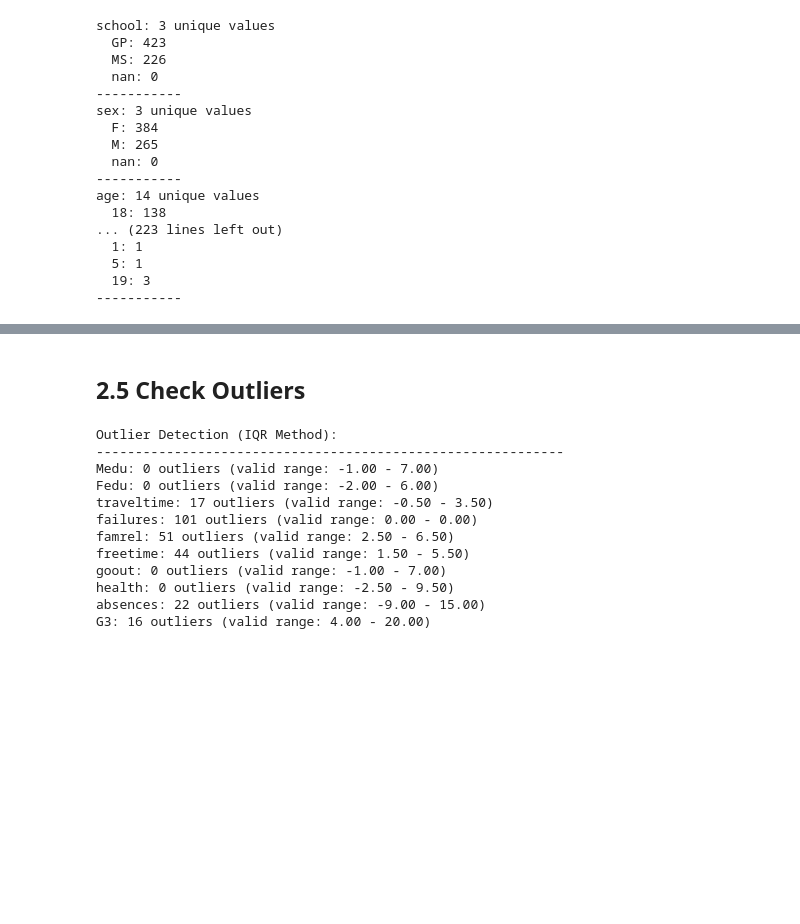
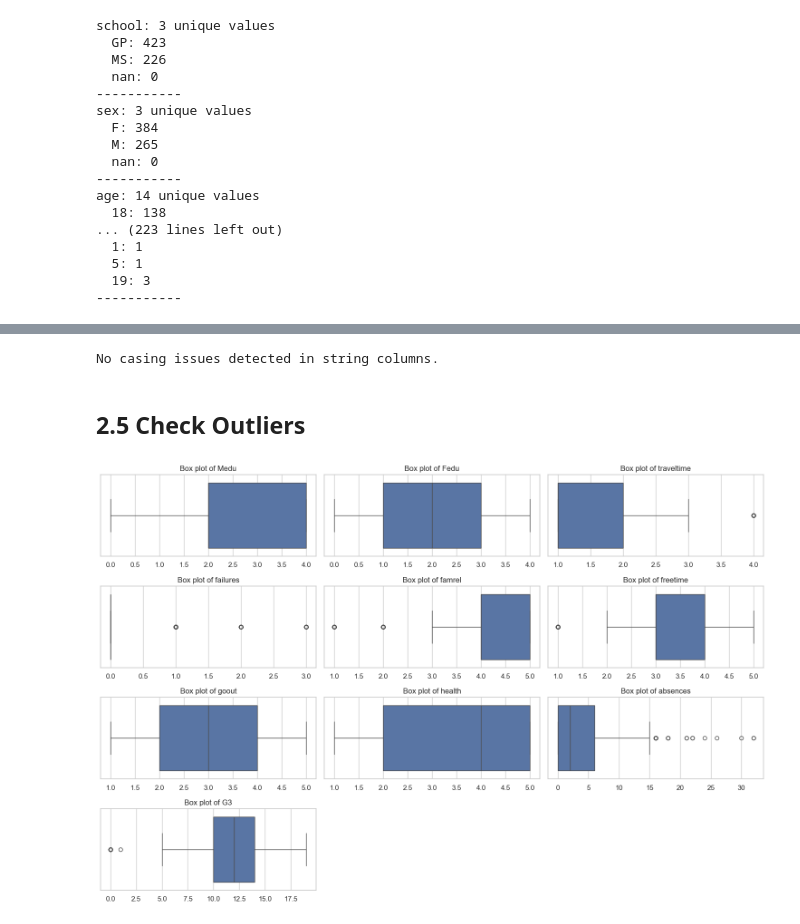
Before and after one commit to Cullen179/PDS---Test-Prep, a Jupyter notebook: test-template.ipynb, the cells around one changed output, grey strips where cells are left out. Saved outputs shown, nothing was run; the diff lists cells and outputs as text; code cells hidden in the pictures; blank space fills up the shorter version.

```diff
--- a/test-template.ipynb
+++ b/test-template.ipynb
@@ -59,6 +59,8 @@ from sklearn.metrics import (
 pd.set_option("display.max_columns", None)
 pd.set_option("display.width", None)
 np.random.seed(42)
+sns.set_theme(style="whitegrid")
+
 
 # Define the data file path
 DATA_PATH = "student-data-25s3.csv"
@@ -181,35 +239,39 @@ age: 14 unique values
+# %%
+# Check for inconsistent casing in string columns
+isInconsistentCasing = False
+for col in string_cols:
+
+    unique_vals = df[col].dropna().unique()
+    lower_unique = df[col].str.lower().dropna().unique()
+
+    if len(unique_vals) != len(lower_unique):
+        print(f"{col}: Possible casing inconsistencies")
+        print(f"  Original unique: {list(unique_vals)}")
+        print(f"  Lowercased unique: {list(lower_unique)}")
+        print("-----------")
+        isInconsistentCasing = True
+
+if not isInconsistentCasing:
+    print("No casing issues detected in string columns.")
+# %% [output]
+No casing issues detected in string columns.
 # %% [markdown]
 ## 2.5 Check Outliers
 # %%
-# IQR Method for outlier detection
-def detect_outliers_iqr(df, col):
-    """Detect outliers using IQR method"""
-    Q1 = df[col].quantile(0.25)
-    Q3 = df[col].quantile(0.75)
-    IQR = Q3 - Q1
-    lower = Q1 - 1.5 * IQR
-    upper = Q3 + 1.5 * IQR
-    outliers = df[(df[col] < lower) | (df[col] > upper)]
-    return len(outliers), lower, upper
+# display all box plots
+_, subs = plt.subplots(math.ceil(len(df.select_dtypes(include=np.number).columns) / 3), 3, figsize=(15, 10))
 
-# Check outliers for all numerical columns
-numerical_cols = df.select_dtypes(include=[np.number]).columns
-print("Outlier Detection (IQR Method):")
-print("-" * 60)
-for col in numerical_cols:
-    count, lower, upper = detect_outliers_iqr(df, col)
-    print(f"{col}: {count} outliers (valid range: {lower:.2f} - {upper:.2f})")
+for i, col in enumerate(df.select_dtypes(include=np.number).columns):
+    sns.boxplot(x=df[col], ax=subs[i // 3, i % 3])
+    subs[i // 3, i % 3].set_title(f'Box plot of {col}')
+    subs[i // 3, i % 3].set_xlabel("")
+
+# Hide empty subplots
+for j in range(len(df.select_dtypes(include=np.number).columns), len(subs.flatten())):
+    subs[j // 3, j % 3].axis("off")
+
+plt.tight_layout()
+plt.show()
 # %% [output]
-Outlier Detection (IQR Method):
-------------------------------------------------------------
-Medu: 0 outliers (valid range: -1.00 - 7.00)
-Fedu: 0 outliers (valid range: -2.00 - 6.00)
-traveltime: 17 outliers (valid range: -0.50 - 3.50)
-failures: 101 outliers (valid range: 0.00 - 0.00)
-famrel: 51 outliers (valid range: 2.50 - 6.50)
-freetime: 44 outliers (valid range: 1.50 - 5.50)
-goout: 0 outliers (valid range: -1.00 - 7.00)
-health: 0 outliers (valid range: -2.50 - 9.50)
-absences: 22 outliers (valid range: -9.00 - 15.00)
-G3: 16 outliers (valid range: 4.00 - 20.00)
+[figure, added]
 # %%
```
Also changed, not shown: parts of 22 cells of this notebook.
